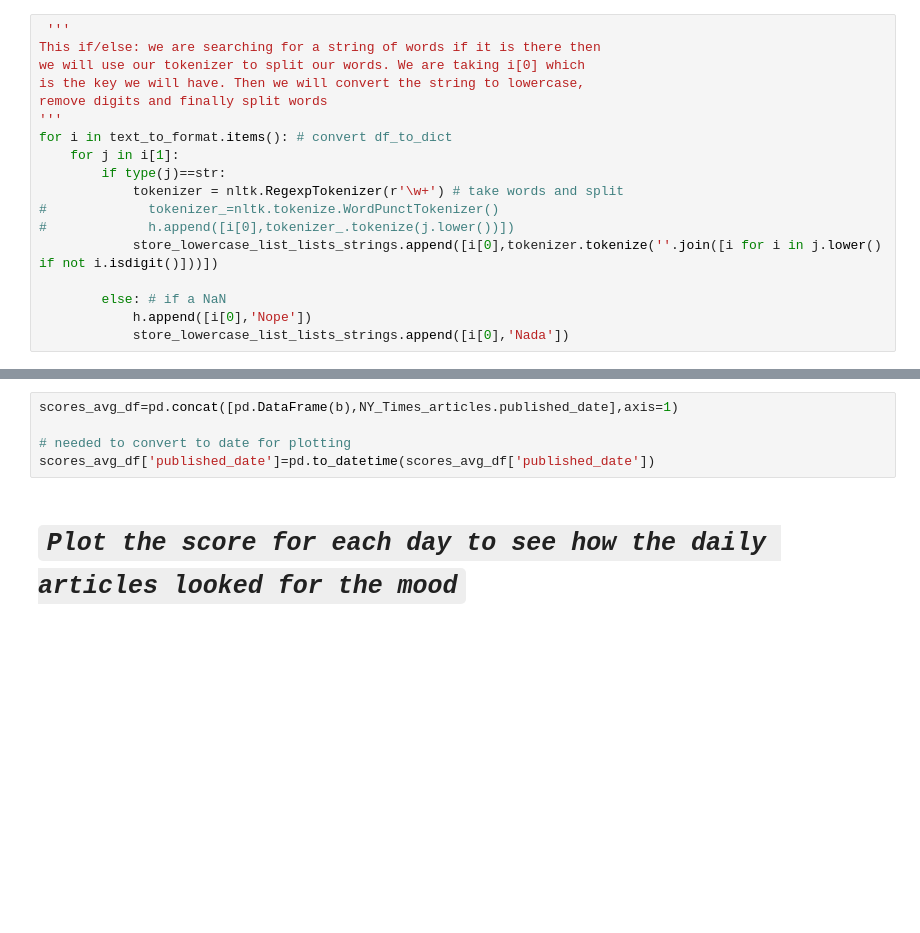
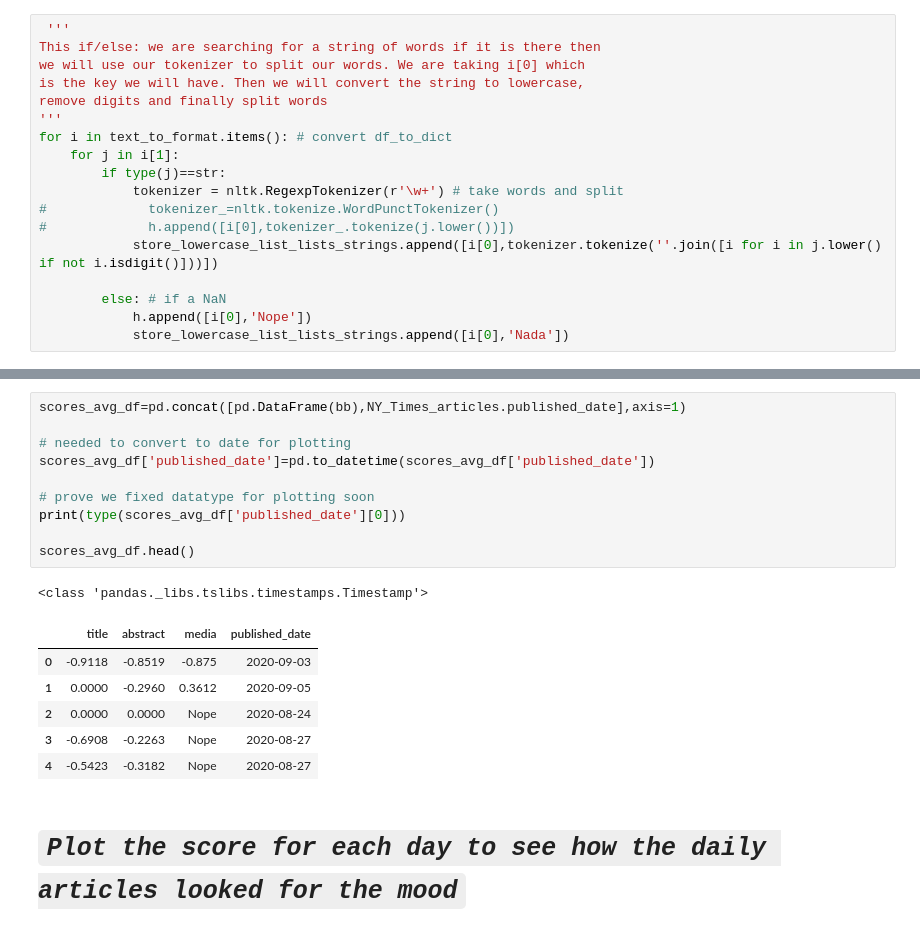
Before and after one commit to MrFuguDataScience/NLP, a Jupyter notebook: Sentiment_AnalysisNYTImesArticles.ipynb, the cells around one changed output, grey strips where cells are left out. Drawn from its saved outputs; the diff is of its cells as text; blank space fills up the shorter version.

```diff
--- a/Sentiment_AnalysisNYTImesArticles.ipynb
+++ b/Sentiment_AnalysisNYTImesArticles.ipynb
@@ -408,8 +383,21 @@ Name: published_date, dtype: object
 # %%
-scores_avg_df=pd.concat([pd.DataFrame(b),NY_Times_articles.published_date],axis=1)
+scores_avg_df=pd.concat([pd.DataFrame(bb),NY_Times_articles.published_date],axis=1)
 
 # needed to convert to date for plotting
 scores_avg_df['published_date']=pd.to_datetime(scores_avg_df['published_date'])
+
+# prove we fixed datatype for plotting soon
+print(type(scores_avg_df['published_date'][0]))
+
+scores_avg_df.head()
+# %% [output]
+<class 'pandas._libs.tslibs.timestamps.Timestamp'>
+|  | title | abstract | media | published_date |
+| 0 | -0.9118 | -0.8519 | -0.875 | 2020-09-03 |
+| 1 | 0.0000 | -0.2960 | 0.3612 | 2020-09-05 |
+| 2 | 0.0000 | 0.0000 | Nope | 2020-08-24 |
+| 3 | -0.6908 | -0.2263 | Nope | 2020-08-27 |
+| 4 | -0.5423 | -0.3182 | Nope | 2020-08-27 |
 # %% [markdown]
 # *`Plot the score for each day to see how the daily articles looked for the mood`*
 # %%
```
Also changed, not shown: parts of 7 cells of this notebook.
